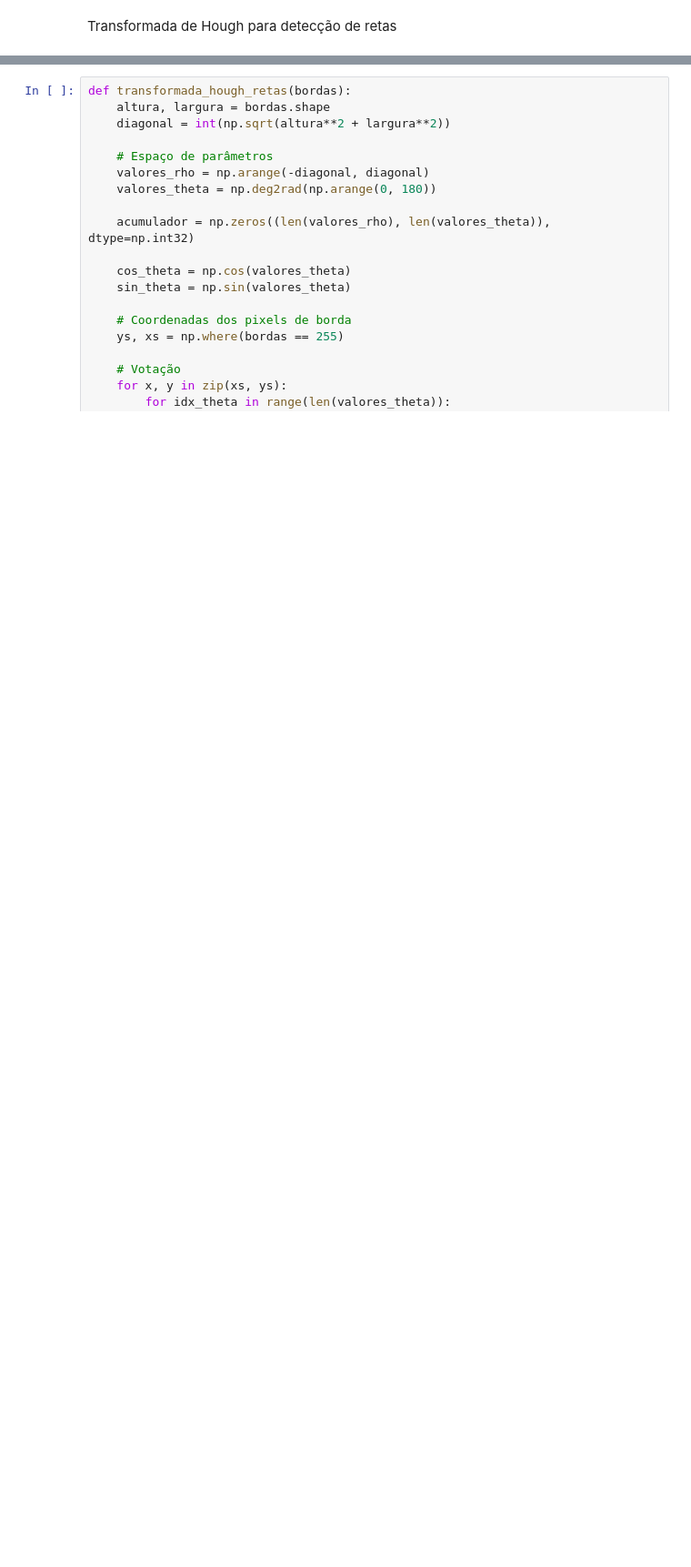
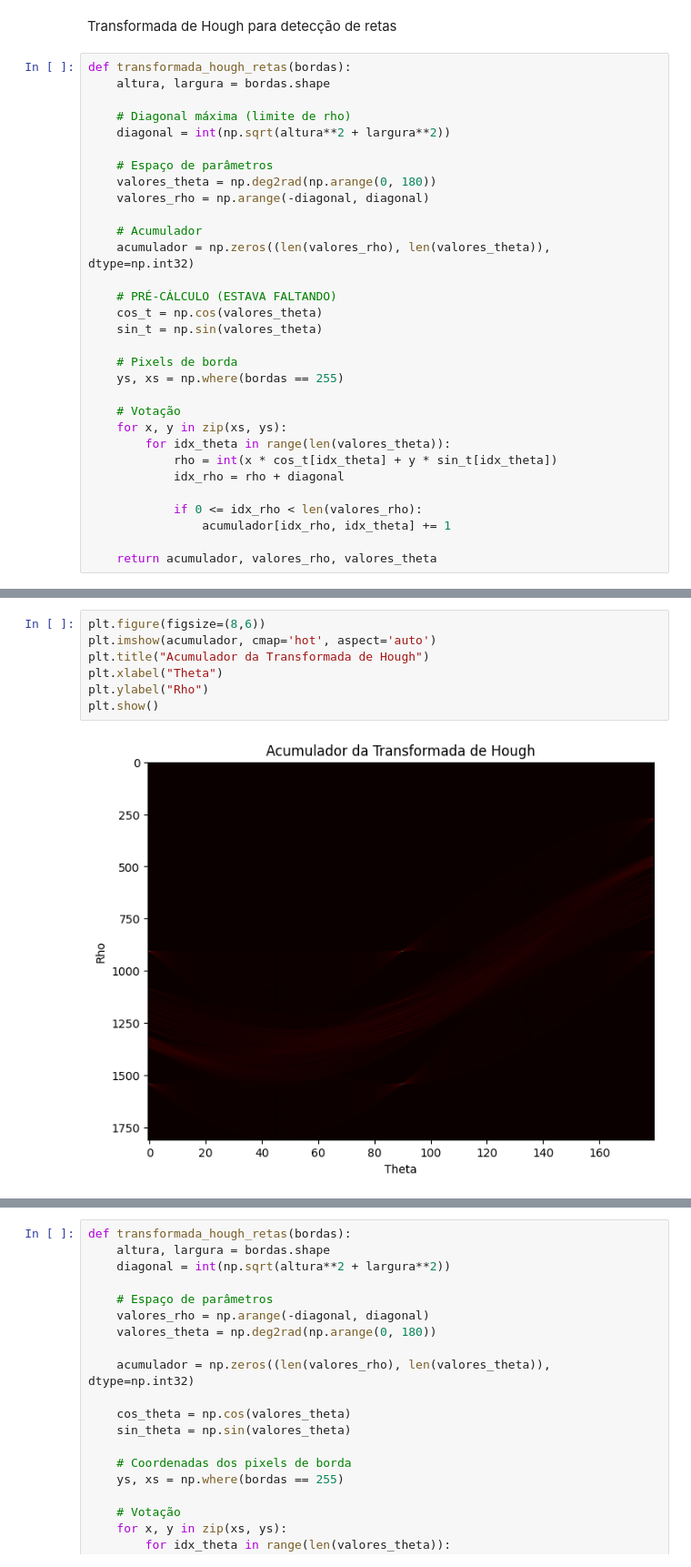
Before and after one commit to ellencarols/Projeto-PIMG-ArUco, a Jupyter notebook: detector_aruco.ipynb, the cells around one changed output, grey strips where cells are left out. Shown at 91% size. Drawn from its saved outputs; the diff is of its cells as text; blank space fills up the shorter version.

```diff
--- a/detector_aruco.ipynb
+++ b/detector_aruco.ipynb
@@ -150,2 +149,33 @@ plt.show()
 # %% [markdown]
 Transformada de Hough para detecção de retas
+# %%
+def transformada_hough_retas(bordas):
+    altura, largura = bordas.shape
+
+    # Diagonal máxima (limite de rho)
+    diagonal = int(np.sqrt(altura**2 + largura**2))
+
+    # Espaço de parâmetros
+    valores_theta = np.deg2rad(np.arange(0, 180))
+    valores_rho = np.arange(-diagonal, diagonal)
+
+    # Acumulador
+    acumulador = np.zeros((len(valores_rho), len(valores_theta)), dtype=np.int32)
+
+    # PRÉ-CÁLCULO (ESTAVA FALTANDO)
+    cos_t = np.cos(valores_theta)
+    sin_t = np.sin(valores_theta)
+
+    # Pixels de borda
+    ys, xs = np.where(bordas == 255)
+
+    # Votação
+    for x, y in zip(xs, ys):
+        for idx_theta in range(len(valores_theta)):
+            rho = int(x * cos_t[idx_theta] + y * sin_t[idx_theta])
+            idx_rho = rho + diagonal
+
+            if 0 <= idx_rho < len(valores_rho):
+                acumulador[idx_rho, idx_theta] += 1
+
+    return acumulador, valores_rho, valores_theta
@@ -151,0 +184,9 @@ Transformada de Hough para detecção de retas
+# %%
+plt.figure(figsize=(8,6))
+plt.imshow(acumulador, cmap='hot', aspect='auto')
+plt.title("Acumulador da Transformada de Hough")
+plt.xlabel("Theta")
+plt.ylabel("Rho")
+plt.show()
+# %% [output]
+[figure, added]
```
Also changed, not shown: parts of 18 cells of this notebook.
